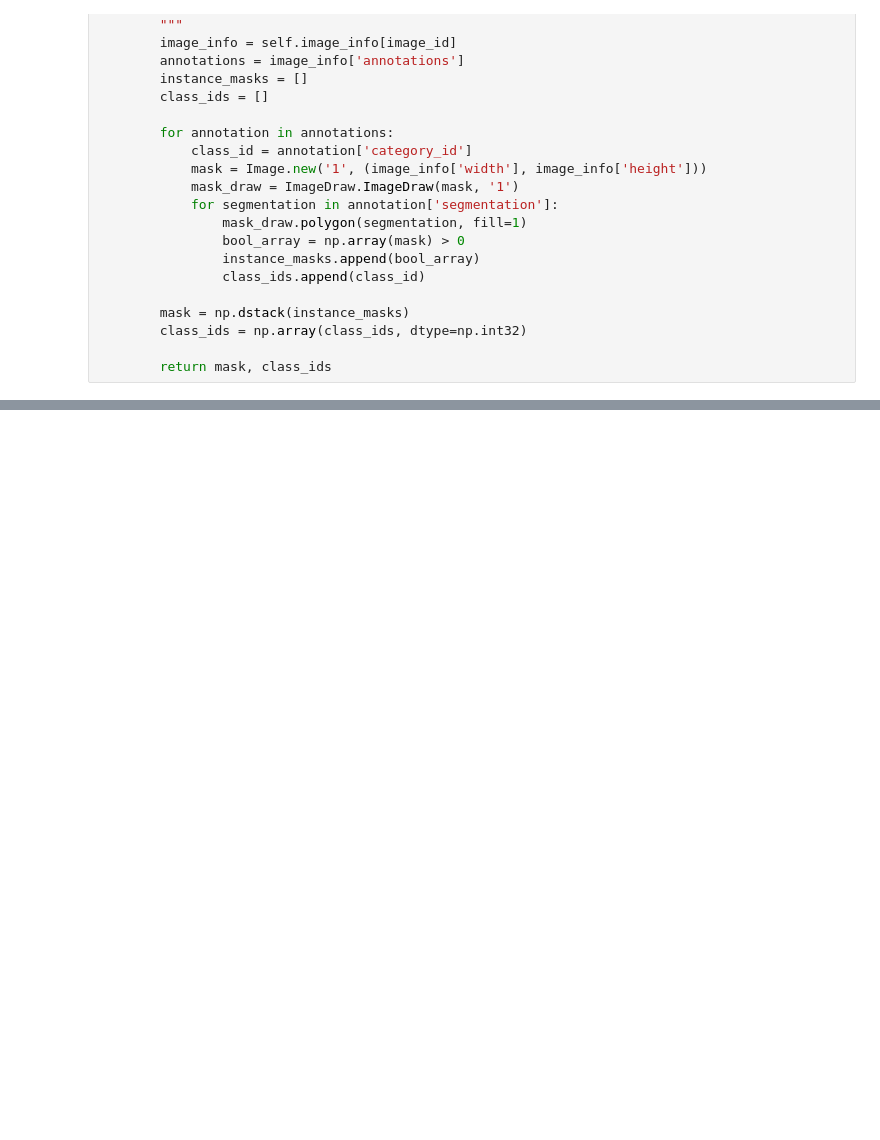
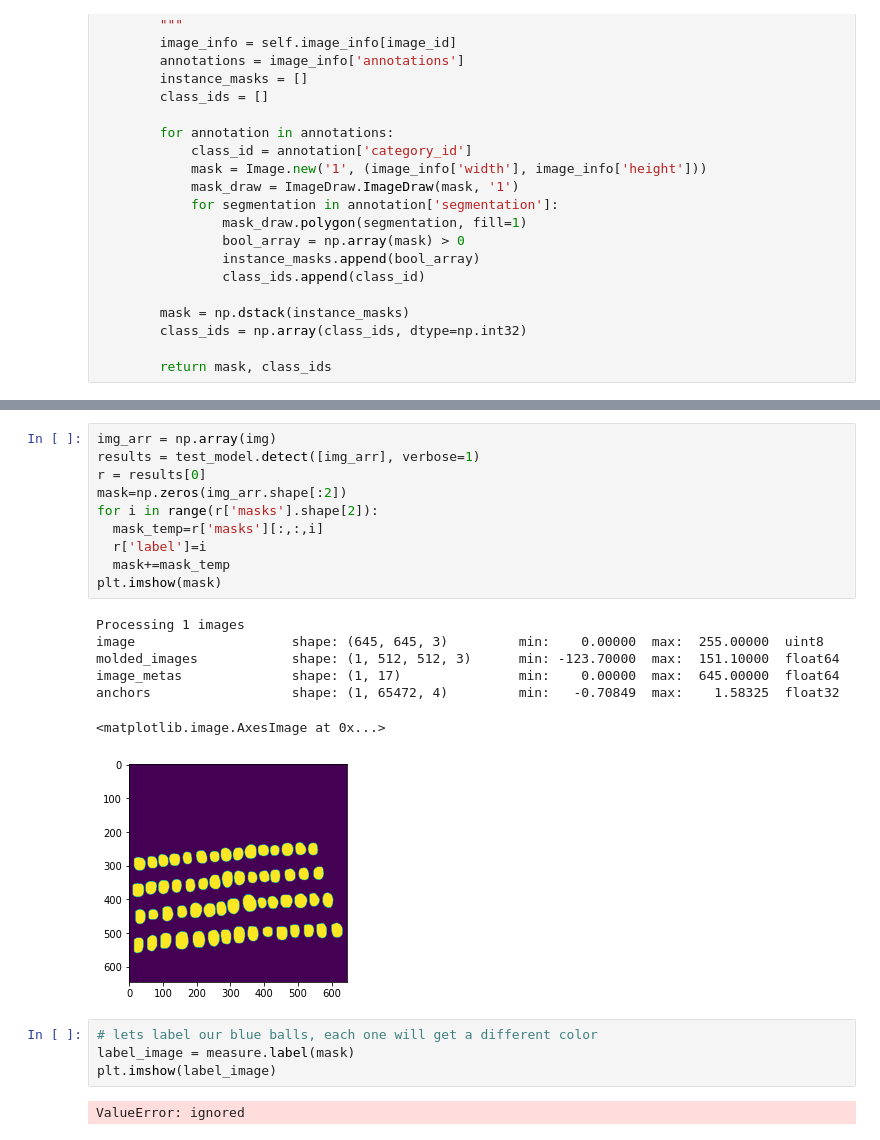
Before and after one commit to eitanfass/image-processing, a Jupyter notebook: trained_model_for_final_project_tomato_detection.ipynb, the cells around one changed output, grey strips where cells are left out. Saved outputs shown, nothing was run; the diff lists cells and outputs as text; blank space fills up the shorter version.

```diff
--- a/trained_model_for_final_project_tomato_detection.ipynb
+++ b/trained_model_for_final_project_tomato_detection.ipynb
@@ -458,0 +503,24 @@ ValueError: ignored
+# %%
+img_arr = np.array(img)
+results = test_model.detect([img_arr], verbose=1)
+r = results[0]
+mask=np.zeros(img_arr.shape[:2])
+for i in range(r['masks'].shape[2]):
+  mask_temp=r['masks'][:,:,i]
+  r['label']=i
+  mask+=mask_temp
+plt.imshow(mask)
+# %% [output]
+Processing 1 images
+image                    shape: (645, 645, 3)         min:    0.00000  max:  255.00000  uint8
+molded_images            shape: (1, 512, 512, 3)      min: -123.70000  max:  151.10000  float64
+image_metas              shape: (1, 17)               min:    0.00000  max:  645.00000  float64
+anchors                  shape: (1, 65472, 4)         min:   -0.70849  max:    1.58325  float32
+<matplotlib.image.AxesImage at 0x...>
+[figure, added]
+# %%
+# lets label our blue balls, each one will get a different color
+label_image = measure.label(mask)
+plt.imshow(label_image)
+# %% [output]
+ValueError: ignored
```
Also changed, not shown: parts of 16 cells of this notebook.
